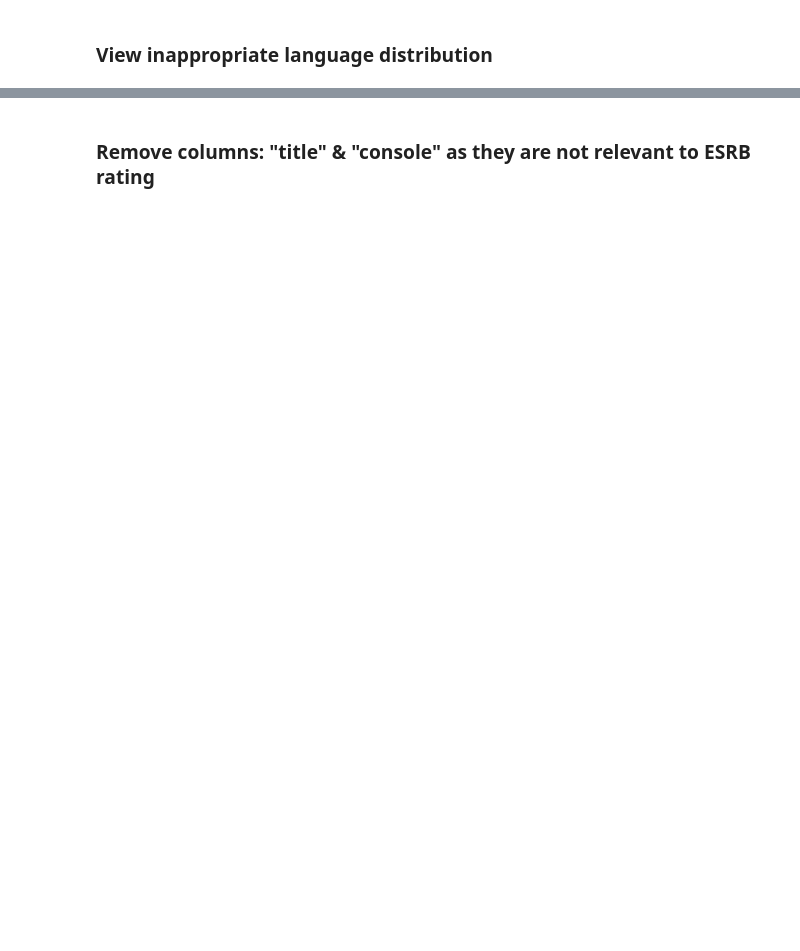
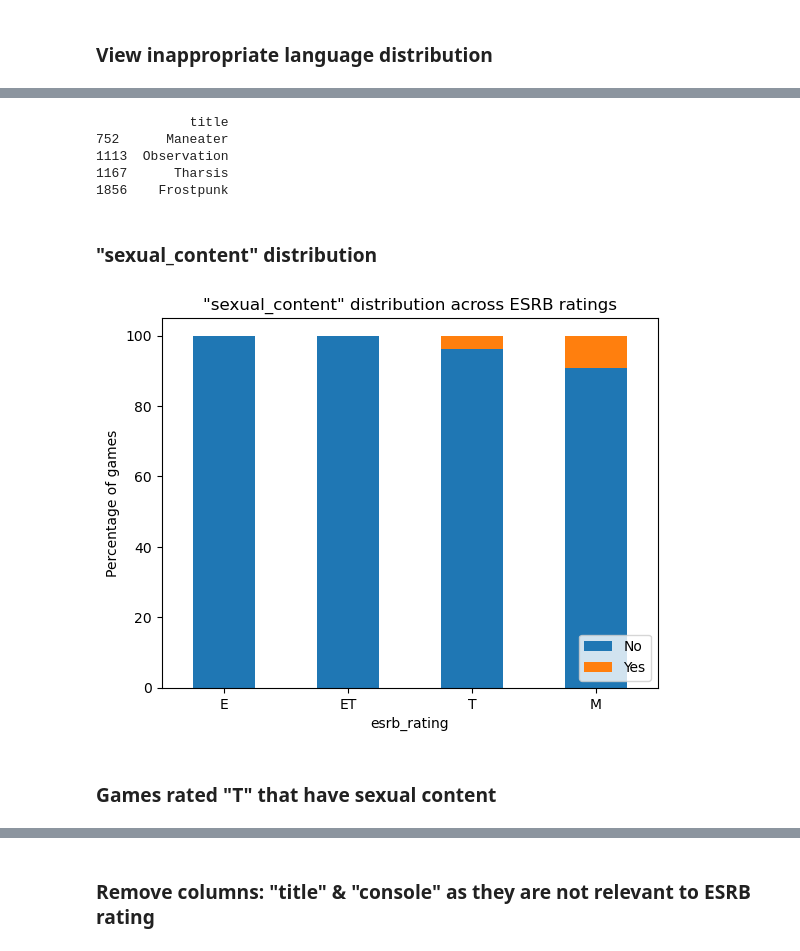
Before and after one commit to psampir/esrb-predictor, a Jupyter notebook: esrb_predictor.ipynb, the cells around one changed output, grey strips where cells are left out. Cells and saved outputs as stored; diff of their text form; code cells hidden in the pictures; blank space fills up the shorter version.

```diff
--- a/esrb_predictor.ipynb
+++ b/esrb_predictor.ipynb
@@ -88,0 +105,23 @@ plt.show()
+# %%
+filtered_games = games[(games['esrb_rating'] == 'M') & (games['no_descriptors'] == 1)]
+print(filtered_games[['title']])
+# %% [output]
+            title
+752      Maneater
+1113  Observation
+1167      Tharsis
+1856    Frostpunk
+# %% [markdown]
+### "sexual_content" distribution
+# %%
+percentage_data = pd.crosstab(games['esrb_rating'], games['sexual_content'], normalize='index') * 100
+
+ax = percentage_data.loc[order].plot(kind='bar', stacked=True, rot=0)
+plt.title('"sexual_content" distribution across ESRB ratings')
+plt.ylabel('Percentage of games')
+ax.legend(['No', 'Yes'], loc='lower right')
+plt.show()
+# %% [output]
+[figure, added]
+# %% [markdown]
+### Games rated "T" that have sexual content
```
Also changed, not shown: parts of 37 cells of this notebook.
